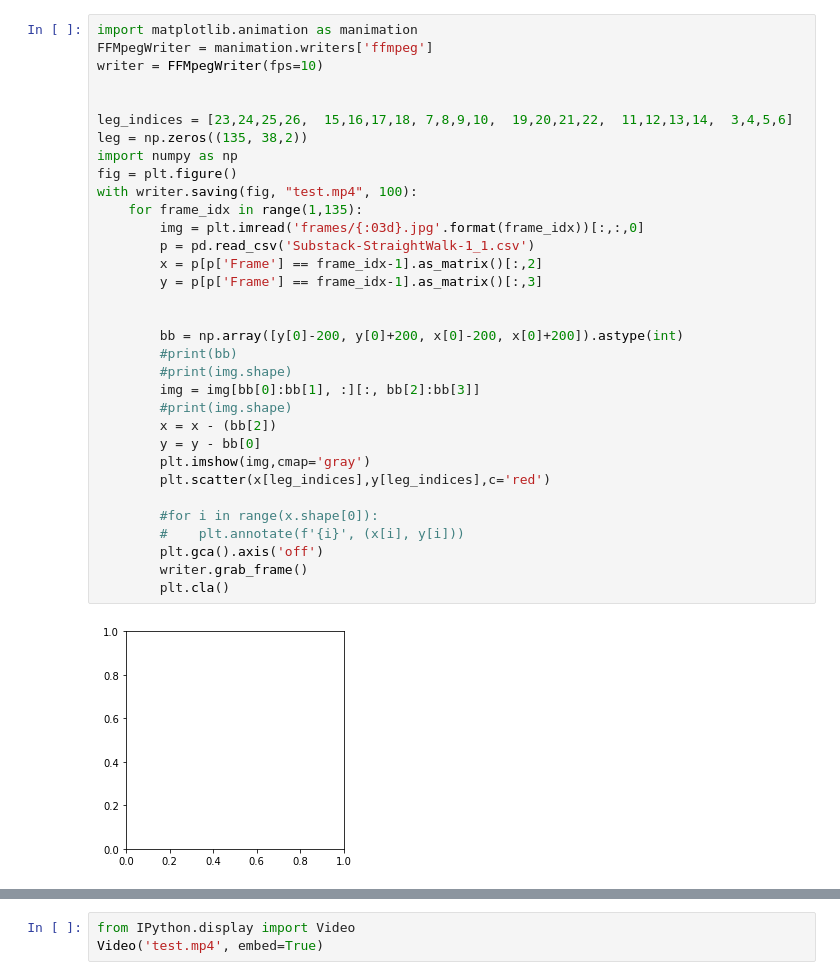
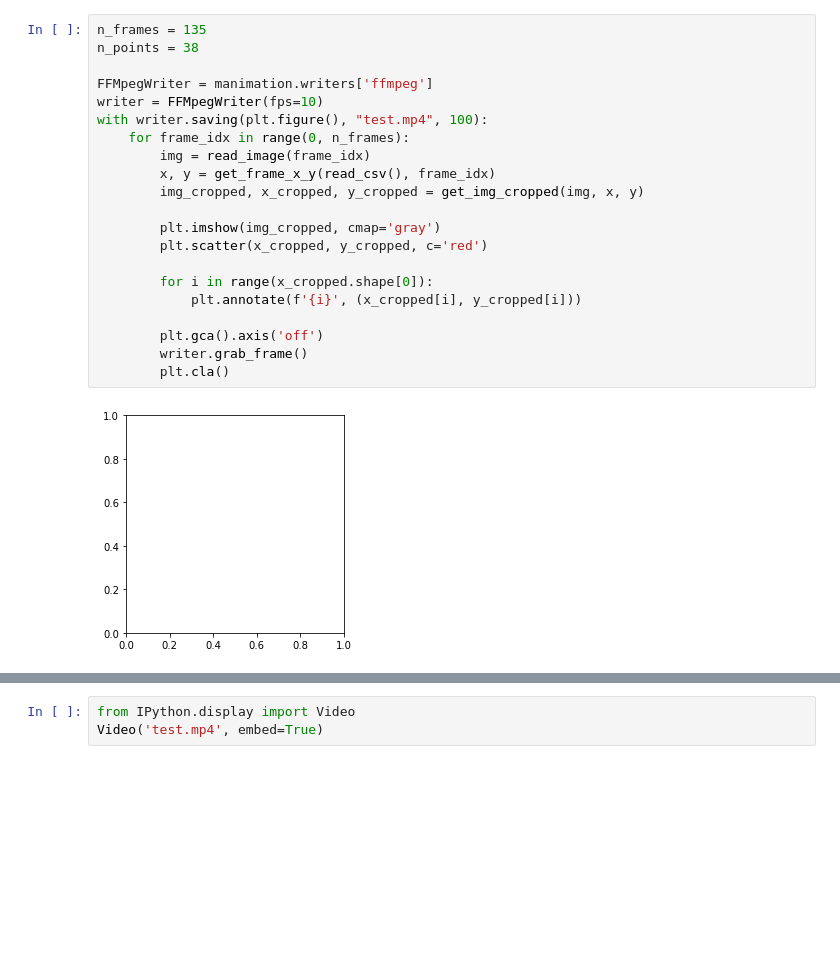
Before and after one commit to felipe-parodi/LiftPose3D, a Jupyter notebook: flylimbtracker/1_FlyLimbTracker_to_DF3D.ipynb, the cells around one changed output, grey strips where cells are left out. Saved outputs shown, nothing was run; the diff lists cells and outputs as text; blank space fills up the shorter version.

```diff
--- a/flylimbtracker/1_FlyLimbTracker_to_DF3D.ipynb
+++ b/flylimbtracker/1_FlyLimbTracker_to_DF3D.ipynb
@@ -23,36 +52,24 @@ plt.hist(img.flatten())
-# %%
-import matplotlib.animation as manimation
-FFMpegWriter = manimation.writers['ffmpeg']
-writer = FFMpegWriter(fps=10)
-
-
-leg_indices = [23,24,25,26,  15,16,17,18, 7,8,9,10,  19,20,21,22,  11,12,13,14,  3,4,5,6]
-leg = np.zeros((135, 38,2))
-import numpy as np
-fig = plt.figure()
-with writer.saving(fig, "test.mp4", 100):
-    for frame_idx in range(1,135):
-        img = plt.imread('frames/{:03d}.jpg'.format(frame_idx))[:,:,0]
-        p = pd.read_csv('Substack-StraightWalk-1_1.csv')
-        x = p[p['Frame'] == frame_idx-1].as_matrix()[:,2]
-        y = p[p['Frame'] == frame_idx-1].as_matrix()[:,3]
-
-
-        bb = np.array([y[0]-200, y[0]+200, x[0]-200, x[0]+200]).astype(int)
-        #print(bb)
-        #print(img.shape)
-        img = img[bb[0]:bb[1], :][:, bb[2]:bb[3]]
-        #print(img.shape)
-        x = x - (bb[2])
-        y = y - bb[0]
-        plt.imshow(img,cmap='gray')
-        plt.scatter(x[leg_indices],y[leg_indices],c='red')
-
-        #for i in range(x.shape[0]):
-        #    plt.annotate(f'{i}', (x[i], y[i]))
-        plt.gca().axis('off')
-        writer.grab_frame()
-        plt.cla()
-# %% [output]
-[figure, removed]
+# %%
+n_frames = 135
+n_points = 38
+
+FFMpegWriter = manimation.writers['ffmpeg']
+writer = FFMpegWriter(fps=10)
+with writer.saving(plt.figure(), "test.mp4", 100):
+    for frame_idx in range(0, n_frames):
+        img = read_image(frame_idx)
+        x, y = get_frame_x_y(read_csv(), frame_idx)
+        img_cropped, x_cropped, y_cropped = get_img_cropped(img, x, y)
+
+        plt.imshow(img_cropped, cmap='gray')
+        plt.scatter(x_cropped, y_cropped, c='red')
+
+        for i in range(x_cropped.shape[0]):
+            plt.annotate(f'{i}', (x_cropped[i], y_cropped[i]))
+
+        plt.gca().axis('off')
+        writer.grab_frame()
+        plt.cla()
+# %% [output]
+[figure, added]
 # %%
```
Also changed, not shown: parts of 10 cells of this notebook.
